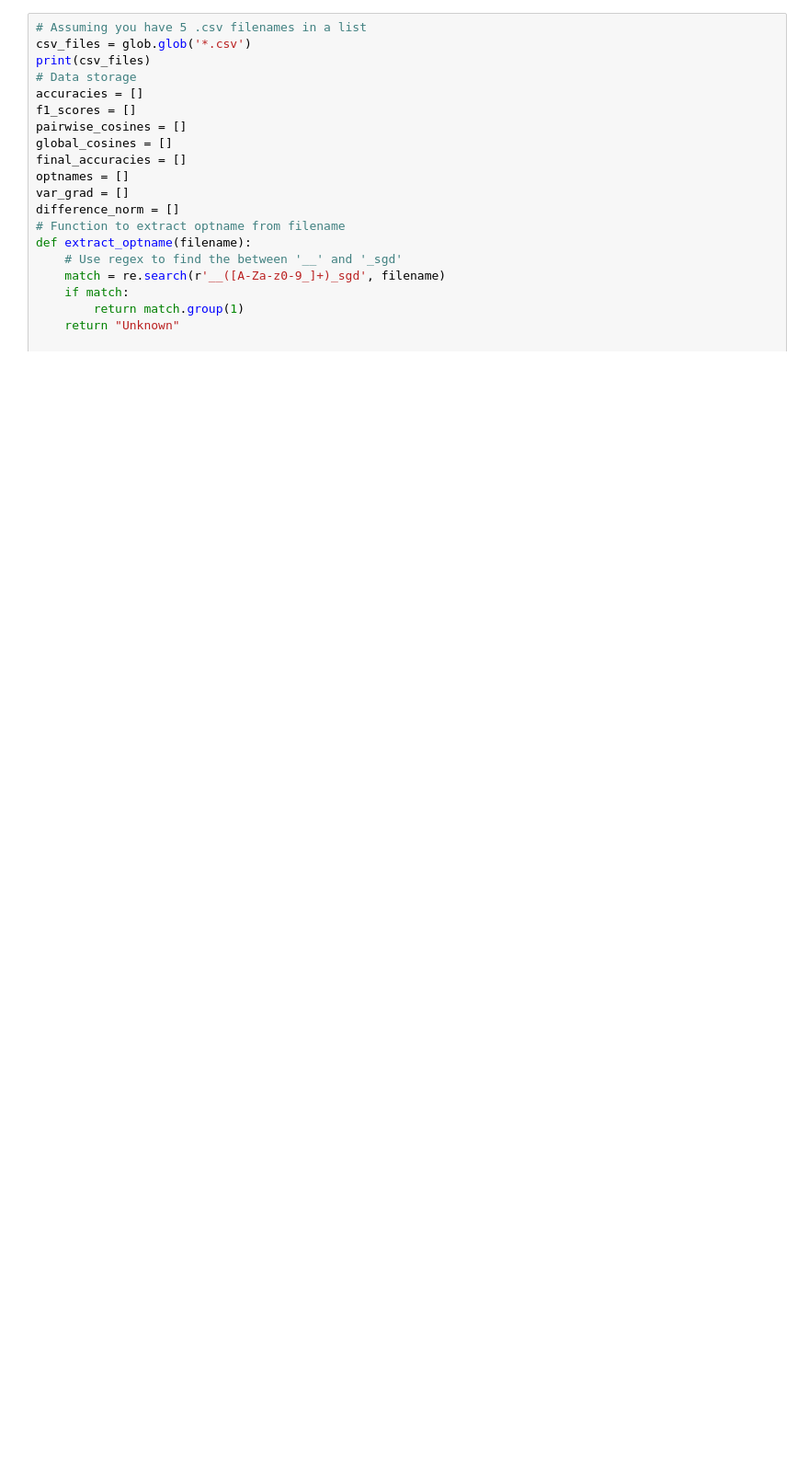
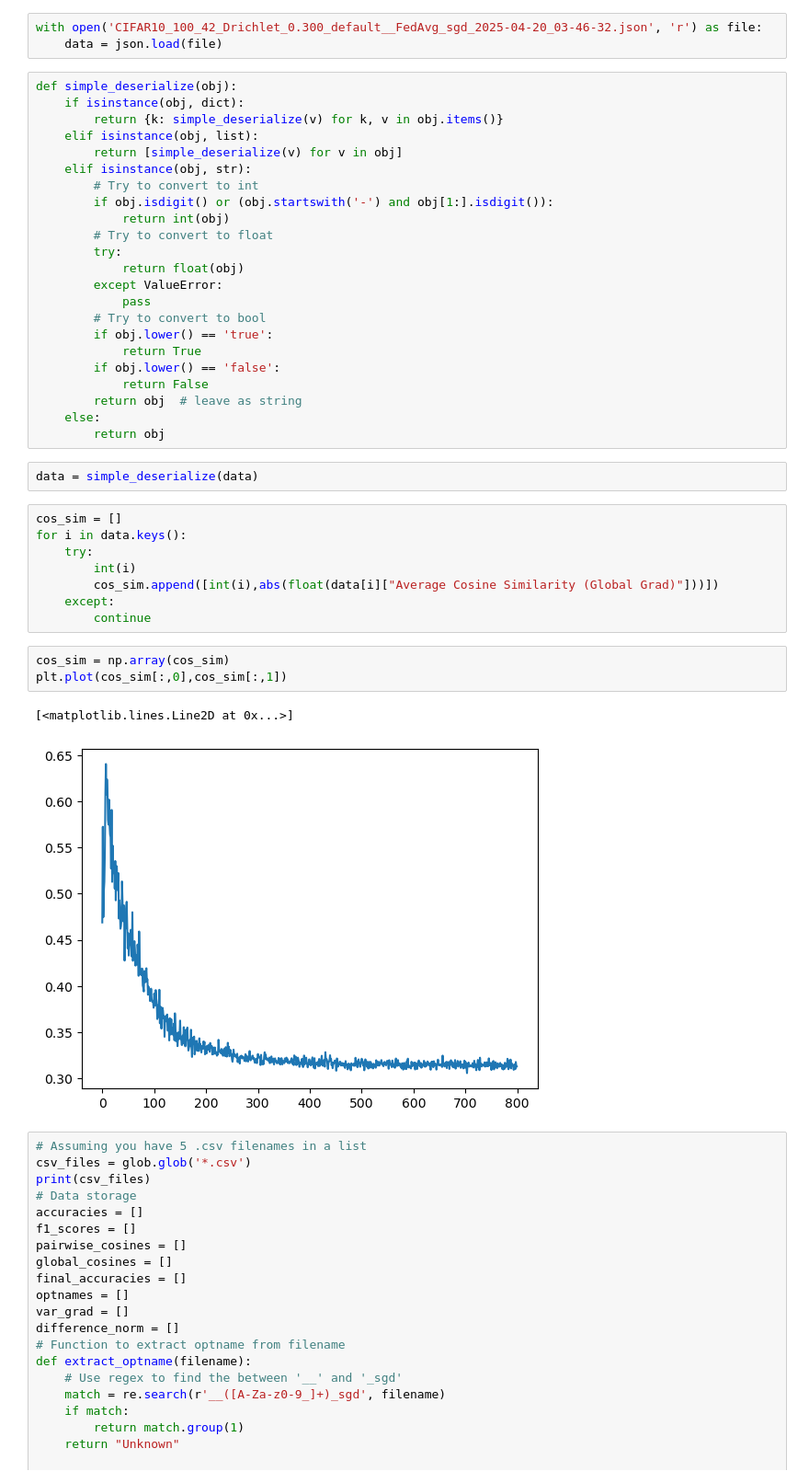
Before and after one commit to muhmmad-ahmad-1/fedsam_hessian, a Jupyter notebook: results/plot.ipynb, the cells around one changed output. Shown at 92% size. Drawn from its saved outputs; the diff is of its cells as text; blank space fills up the shorter version.

```diff
--- a/results/plot.ipynb
+++ b/results/plot.ipynb
@@ -7,3 +8,45 @@ import glob
+# %%
+with open('CIFAR10_100_42_Drichlet_0.300_default__FedAvg_sgd_2025-04-20_03-46-32.json', 'r') as file:
+    data = json.load(file)
+# %%
+def simple_deserialize(obj):
+    if isinstance(obj, dict):
+        return {k: simple_deserialize(v) for k, v in obj.items()}
+    elif isinstance(obj, list):
+        return [simple_deserialize(v) for v in obj]
+    elif isinstance(obj, str):
+        # Try to convert to int
+        if obj.isdigit() or (obj.startswith('-') and obj[1:].isdigit()):
+            return int(obj)
+        # Try to convert to float
+        try:
+            return float(obj)
+        except ValueError:
+            pass
+        # Try to convert to bool
+        if obj.lower() == 'true':
+            return True
+        if obj.lower() == 'false':
+            return False
+        return obj  # leave as string
+    else:
+        return obj
+# %%
+data = simple_deserialize(data)
+# %%
+cos_sim = []
+for i in data.keys():
+    try:
+        int(i)
+        cos_sim.append([int(i),abs(float(data[i]["Average Cosine Similarity (Global Grad)"]))])
+    except:
+        continue
+# %%
+cos_sim = np.array(cos_sim)
+plt.plot(cos_sim[:,0],cos_sim[:,1])
+# %% [output]
+[<matplotlib.lines.Line2D at 0x...>]
+[figure, added]
 # %%
 # Assuming you have 5 .csv filenames in a list
 csv_files = glob.glob('*.csv')
```
Also changed, not shown: parts of 1 cell of this notebook, 18 other files.
